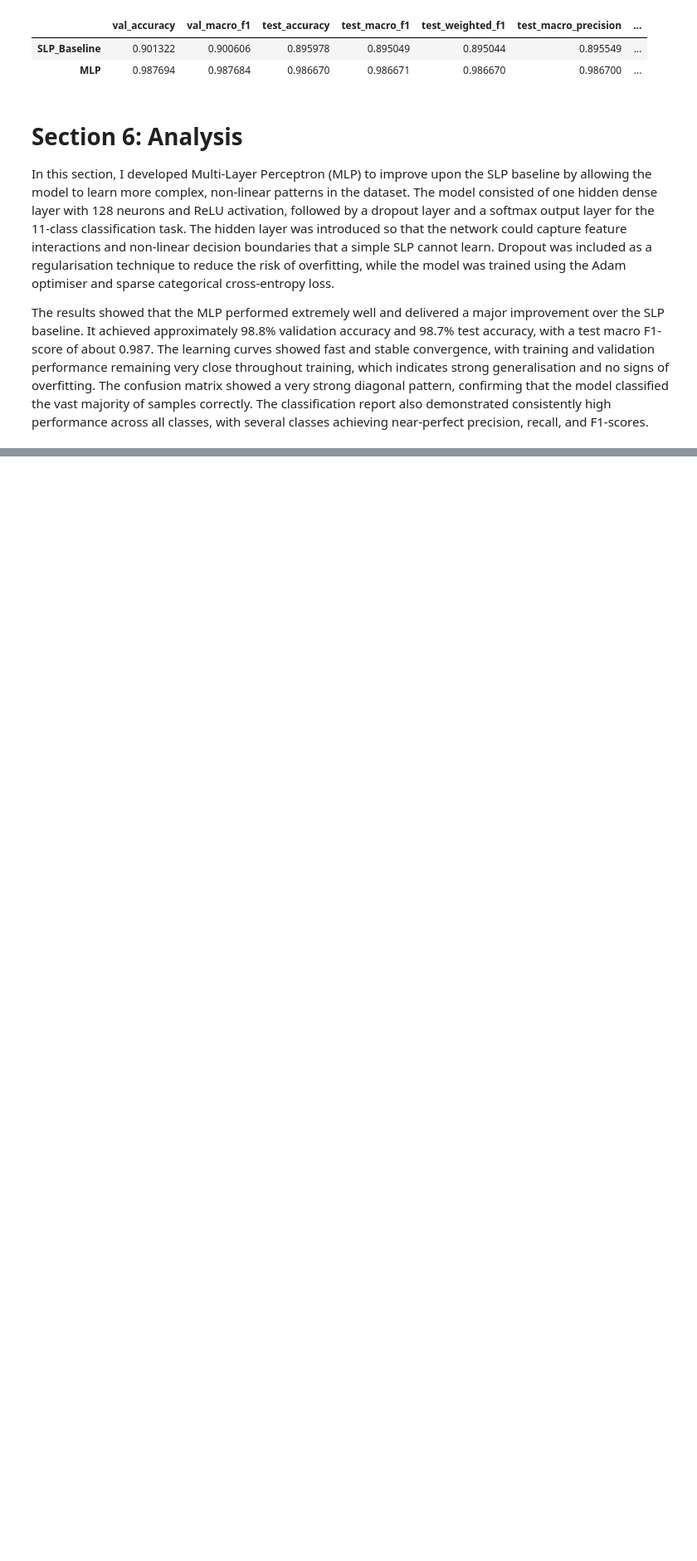
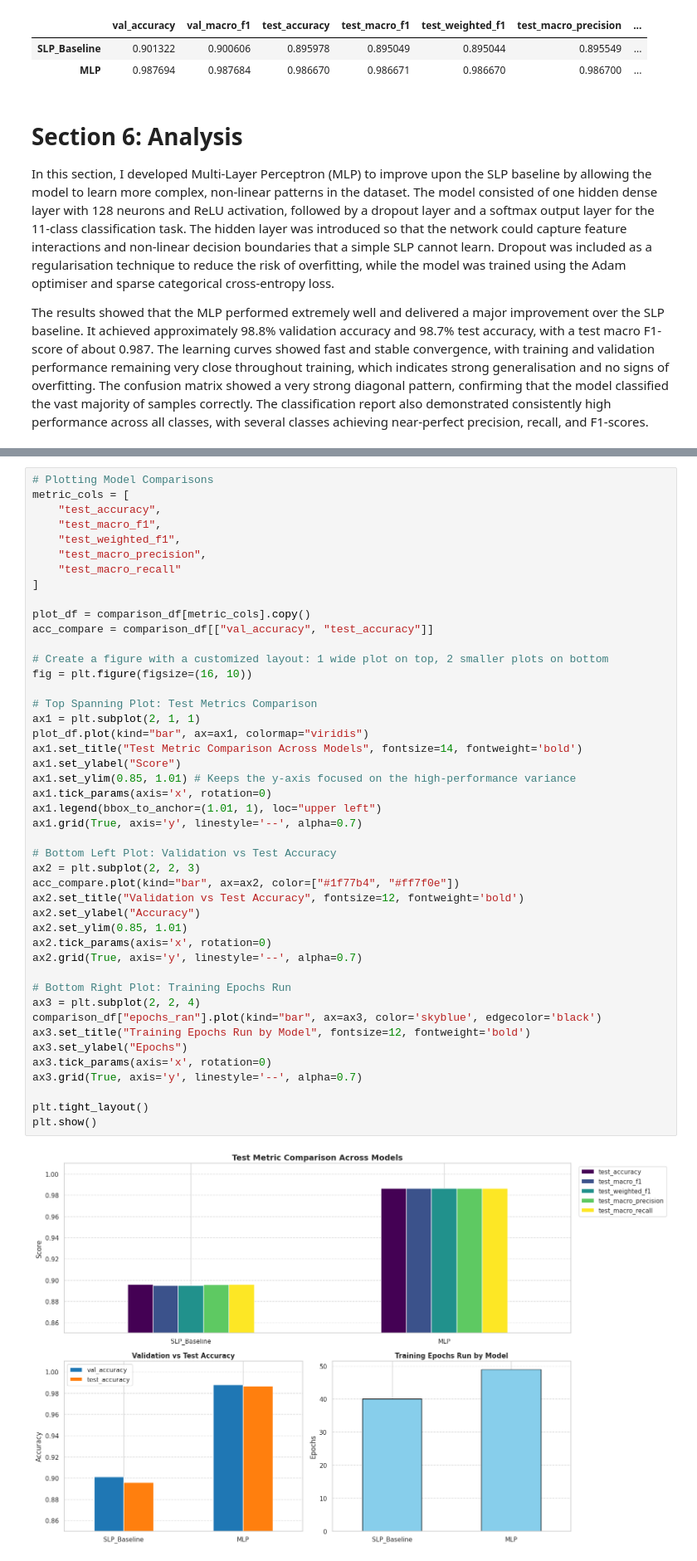
Before and after one commit to harshpre5/Artificial_Neural_Networks_14444188_HS_6009CMD, a Jupyter notebook: 14444188_ANN_PART_A.ipynb, the cells around one changed output, grey strips where cells are left out. Shown at 83% size. Saved outputs shown, nothing was run; the diff lists cells and outputs as text; blank space fills up the shorter version.

```diff
--- a/14444188_ANN_PART_A.ipynb
+++ b/14444188_ANN_PART_A.ipynb
@@ -1216,0 +1273,47 @@ The results showed that the MLP performed extremely well and delivered a major i
+# %%
+# Plotting Model Comparisons
+metric_cols = [
+    "test_accuracy",
+    "test_macro_f1",
+    "test_weighted_f1",
+    "test_macro_precision",
+    "test_macro_recall"
+]
+
+plot_df = comparison_df[metric_cols].copy()
+acc_compare = comparison_df[["val_accuracy", "test_accuracy"]]
+
+# Create a figure with a customized layout: 1 wide plot on top, 2 smaller plots on bottom
+fig = plt.figure(figsize=(16, 10))
+
+# Top Spanning Plot: Test Metrics Comparison
+ax1 = plt.subplot(2, 1, 1)
+plot_df.plot(kind="bar", ax=ax1, colormap="viridis")
+ax1.set_title("Test Metric Comparison Across Models", fontsize=14, fontweight='bold')
+ax1.set_ylabel("Score")
+ax1.set_ylim(0.85, 1.01) # Keeps the y-axis focused on the high-performance variance
+ax1.tick_params(axis='x', rotation=0)
+ax1.legend(bbox_to_anchor=(1.01, 1), loc="upper left")
+ax1.grid(True, axis='y', linestyle='--', alpha=0.7)
+
+# Bottom Left Plot: Validation vs Test Accuracy
+ax2 = plt.subplot(2, 2, 3)
+acc_compare.plot(kind="bar", ax=ax2, color=["#1f77b4", "#ff7f0e"])
+ax2.set_title("Validation vs Test Accuracy", fontsize=12, fontweight='bold')
+ax2.set_ylabel("Accuracy")
+ax2.set_ylim(0.85, 1.01)
+ax2.tick_params(axis='x', rotation=0)
+ax2.grid(True, axis='y', linestyle='--', alpha=0.7)
+
+# Bottom Right Plot: Training Epochs Run
+ax3 = plt.subplot(2, 2, 4)
+comparison_df["epochs_ran"].plot(kind="bar", ax=ax3, color='skyblue', edgecolor='black')
+ax3.set_title("Training Epochs Run by Model", fontsize=12, fontweight='bold')
+ax3.set_ylabel("Epochs")
+ax3.tick_params(axis='x', rotation=0)
+ax3.grid(True, axis='y', linestyle='--', alpha=0.7)
+
+plt.tight_layout()
+plt.show()
+# %% [output]
+[figure, added]
```
Also changed, not shown: parts of 9 cells of this notebook.
